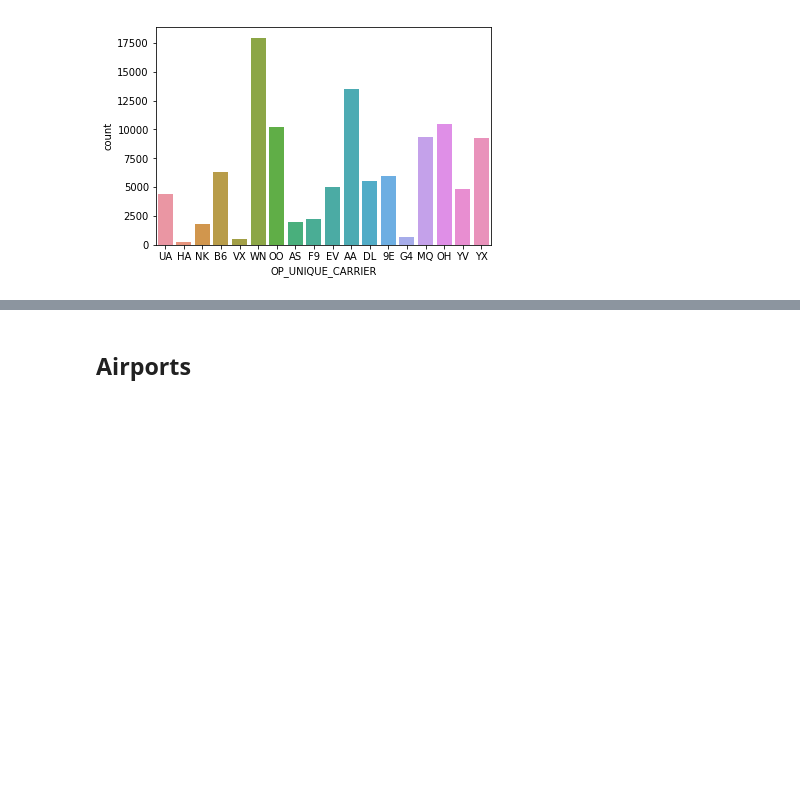
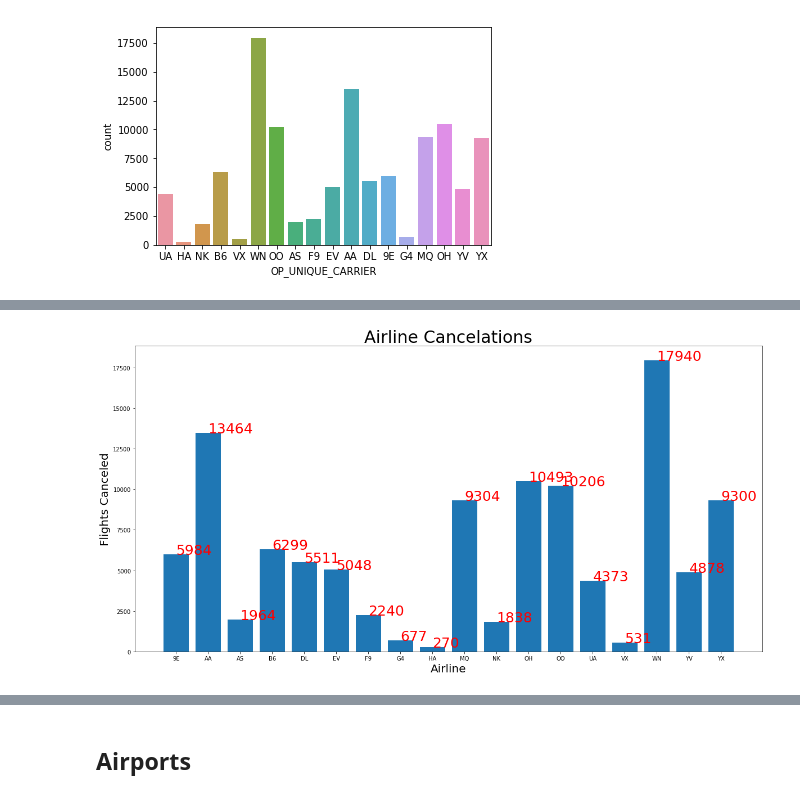
Before and after one commit to Arimorris/canceled_flights, a Jupyter notebook: visuals.ipynb, the cells around one changed output, grey strips where cells are left out. Cells and saved outputs as stored; diff of their text form; code cells hidden in the pictures; blank space fills up the shorter version.

```diff
--- a/visuals.ipynb
+++ b/visuals.ipynb
@@ -195,0 +202,15 @@ sns.countplot(cancel['OP_UNIQUE_CARRIER'])
+# %%
+carrier = sorted(list(set(cancel['OP_UNIQUE_CARRIER'])))
+c_ct = cancel['OP_UNIQUE_CARRIER'].value_counts()
+carry = [c_ct[x] for x in carrier]
+# %%
+plt.figure(figsize=(20,10))
+plt.bar(carrier, carry)
+plt.title("Airline Cancelations", fontsize =30)
+plt.xlabel('Airline', fontsize =20)
+plt.ylabel('Flights Canceled', fontsize =20)
+for a,b in zip(carrier, carry):
+    plt.text(a, b, str(b), fontsize =25, color ='r')
+plt.show()
+# %% [output]
+[figure, added]
```
Also changed, not shown: parts of 6 cells of this notebook.
